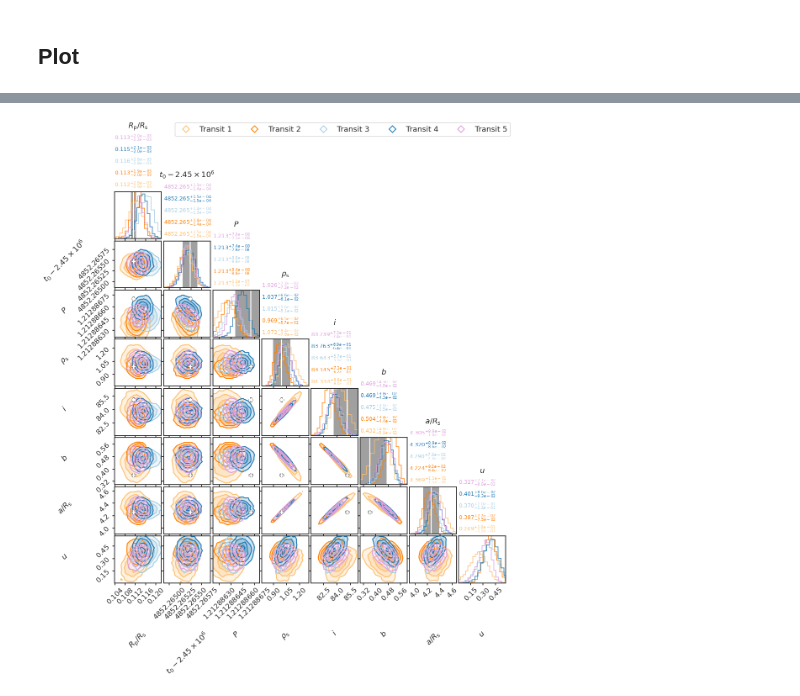
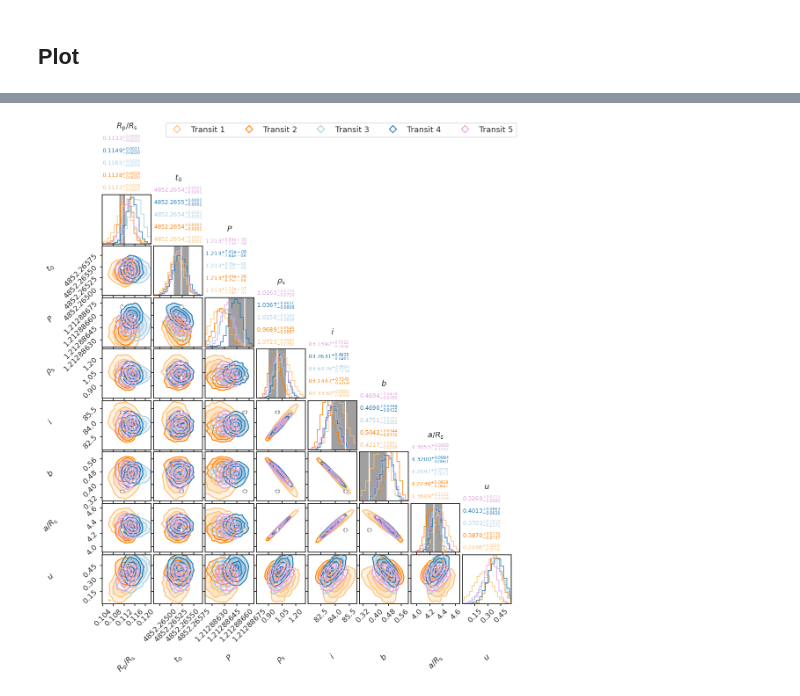
Before and after one commit to icweaver/HAT-P-23b, a Jupyter notebook: notebooks/detrended_wlcs_corners.ipynb, the cells around one changed output, grey strips where cells are left out. Cells and saved outputs as stored; diff of their text form; code cells hidden in the pictures.

```diff
--- a/notebooks/detrended_wlcs_corners.ipynb
+++ b/notebooks/detrended_wlcs_corners.ipynb
@@ -67,0 +76,10 @@ data_dict = {
+# %%
+titles = []
+for param, vals in df_latex.iteritems():
+
+    if param == "P":
+        fmt_vals = {"fmt_v":".3f", "fmt_vu":".3g", "fmt_vd":".3g"}
+    else:
+        fmt_vals = {"fmt_v":".4f", "fmt_vu":".4f", "fmt_vd":".4f"}
+
+    titles.append(utils.write_latex_row(vals, **fmt_vals))
@@ -67,0 +95,10 @@ data_dict = {
+# %%
+for
+
+if param == "P":
+    fmt_vals = {"fmt_v":".3f", "fmt_vu":".2g", "fmt_vd":".3g"}
+else:
+    fmt_vals = {"fmt_v":".3f", "fmt_vu":".3f", "fmt_vd":".3f"}
+results_dict[transit].append(
+    utils.write_latex_row_sig_fig(results.loc[param], **fmt_vals)
+)
@@ -77,7 +131,7 @@ for t_i, (transit_name, data) in enumerate(data_dict.items()):
 
     # Apply t0 offset and build final data frame
     df = pd.DataFrame({k: v for (k, v) in data.items() if "xc" not in k})
-    t0_offset_str = "t0 - 2.45e6"
+    t0_offset_str = "t0"
     df[t0_offset_str] = df["t0"] - 2.45e6
     samples = df[params_dict.keys()]
 
@@ -95,7 +149,15 @@ for t_i, (transit_name, data) in enumerate(data_dict.items()):
     df_latex.loc["p_u"] = df_stats.loc["84%"] - df_stats.loc["50%"]
     df_latex.loc["p_d"] = df_stats.loc["50%"] - df_stats.loc["16%"]
 
-    titles = df_latex.apply(utils.write_latex_row, axis=0).to_list()
+    titles = []
+    for param, vals in df_latex.iteritems():
+
+        if param == "P":
+            fmt_vals = {"fmt_v":".3f", "fmt_vu":".3g", "fmt_vd":".3g"}
+        else:
+            fmt_vals = {"fmt_v":".4f", "fmt_vu":".4f", "fmt_vd":".4f"}
+
+        titles.append(utils.write_latex_row(vals, **fmt_vals))
 
     ndim = samples.shape[1]
     axes = np.array(fig.axes).reshape((ndim, ndim))
@@ -118,31 +180,31 @@ for i, (param_key, param_data) in enumerate(params_dict.items()):
         sym,
         xy=(0.5, 1.1 + (t_i + 1) / 4.0),
         xycoords="axes fraction",
         ha="center",
         # color="w",
     )
     p_mean, p_u, p_d = param_data["truth"]  # Unpack mean +/-
     ax.axvspan(p_mean - p_u, p_mean + p_u, alpha=0.75, color="grey", lw=0, zorder=0)
     ax.axvline(p_mean, color="w")
 
 # True values
 truths = [v["truth"][0] for v in params_dict.values()]
 ndim = len(truths)
 for yi in range(ndim):
     for xi in range(yi):
         ax = axes[yi, xi]
         ax.plot(truths[xi], truths[yi], "P", ms=10, mec="grey", mfc="w")
 
 # Custom legend
 handles, labels = [], []
 for transit_name in list(data_dict.keys()):
     (dummy,) = plt.plot([], [], "D", ms=12, mfc="none", mew=2, label=transit_name)
     handles.append(dummy)
     labels.append(transit_name)
 fig.legend(handles, labels, loc=1, fontsize=18, ncol=len(data_dict) + 1)
 
 # Save
 fig.set_size_inches(14, 14)
 utils.savefig(f"../paper/figures/detrended_wlcs_corners/corner_wlcs.pdf")
 # %% [output]
-[figure, old version]
+[figure, new version]
```
Also changed, not shown: parts of 5 cells of this notebook, 3 other files.
